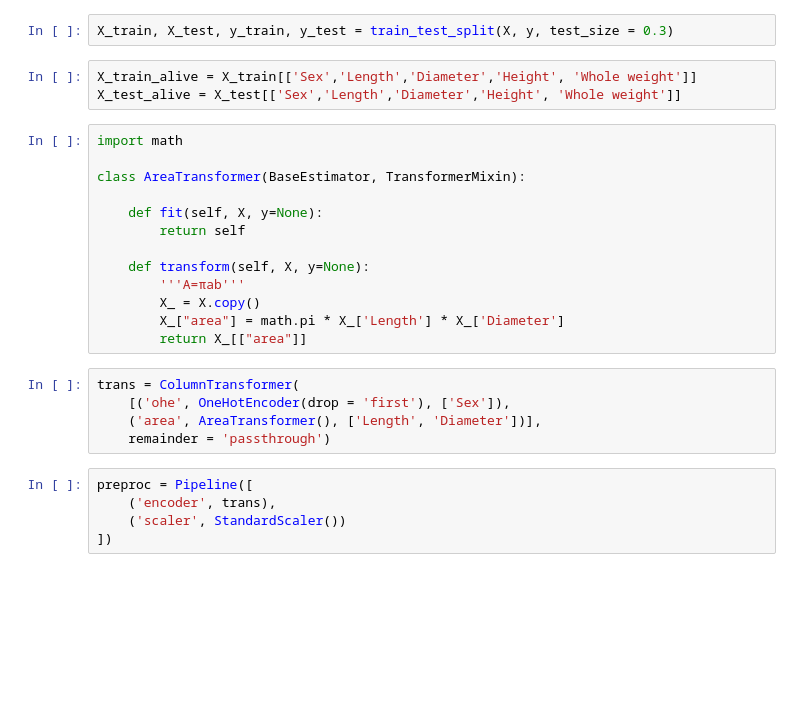
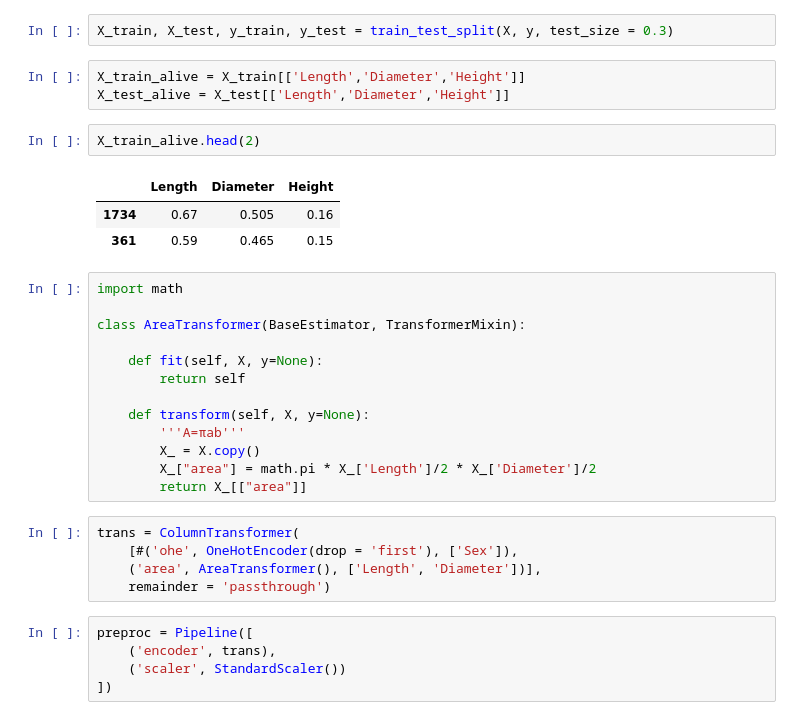
Before and after one commit to alecsharpie/abalone, a Jupyter notebook: Modelling.ipynb, the cells around one changed output. Drawn from its saved outputs; the diff is of its cells as text; blank space fills up the shorter version.

```diff
--- a/Modelling.ipynb
+++ b/Modelling.ipynb
@@ -45,8 +51,14 @@ y = df['age']
 # %%
 X_train, X_test, y_train, y_test = train_test_split(X, y, test_size = 0.3)
 # %%
-X_train_alive = X_train[['Sex','Length','Diameter','Height', 'Whole weight']]
-X_test_alive = X_test[['Sex','Length','Diameter','Height', 'Whole weight']]
+X_train_alive = X_train[['Length','Diameter','Height']]
+X_test_alive = X_test[['Length','Diameter','Height']]
+# %%
+X_train_alive.head(2)
+# %% [output]
+|  | Length | Diameter | Height |
+| 1734 | 0.67 | 0.505 | 0.16 |
+| 361 | 0.59 | 0.465 | 0.15 |
 # %%
 import math
 
@@ -58,11 +70,11 @@ class AreaTransformer(BaseEstimator, TransformerMixin):
     def transform(self, X, y=None):
         '''A=πab'''
         X_ = X.copy()
-        X_["area"] = math.pi * X_['Length'] * X_['Diameter']
+        X_["area"] = math.pi * X_['Length']/2 * X_['Diameter']/2
         return X_[["area"]]
 # %%
 trans = ColumnTransformer(
-    [('ohe', OneHotEncoder(drop = 'first'), ['Sex']),
+    [#('ohe', OneHotEncoder(drop = 'first'), ['Sex']),
     ('area', AreaTransformer(), ['Length', 'Diameter'])],
     remainder = 'passthrough')
 # %%
```
Also changed, not shown: parts of 39 cells of this notebook.
